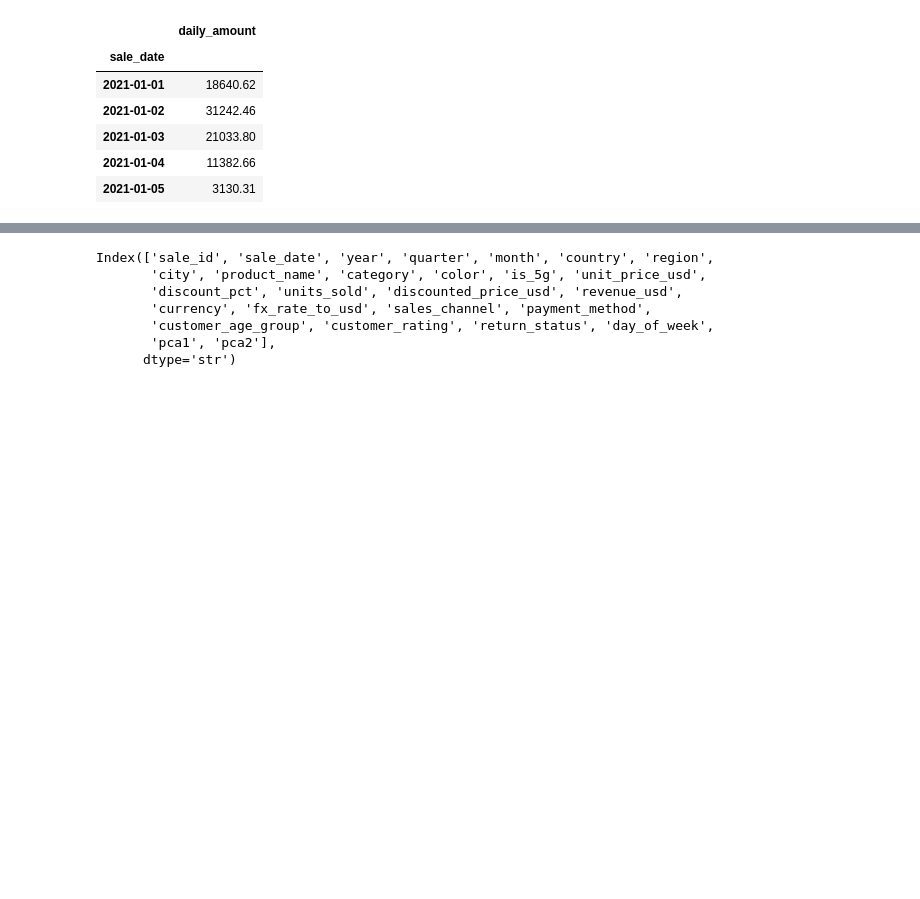
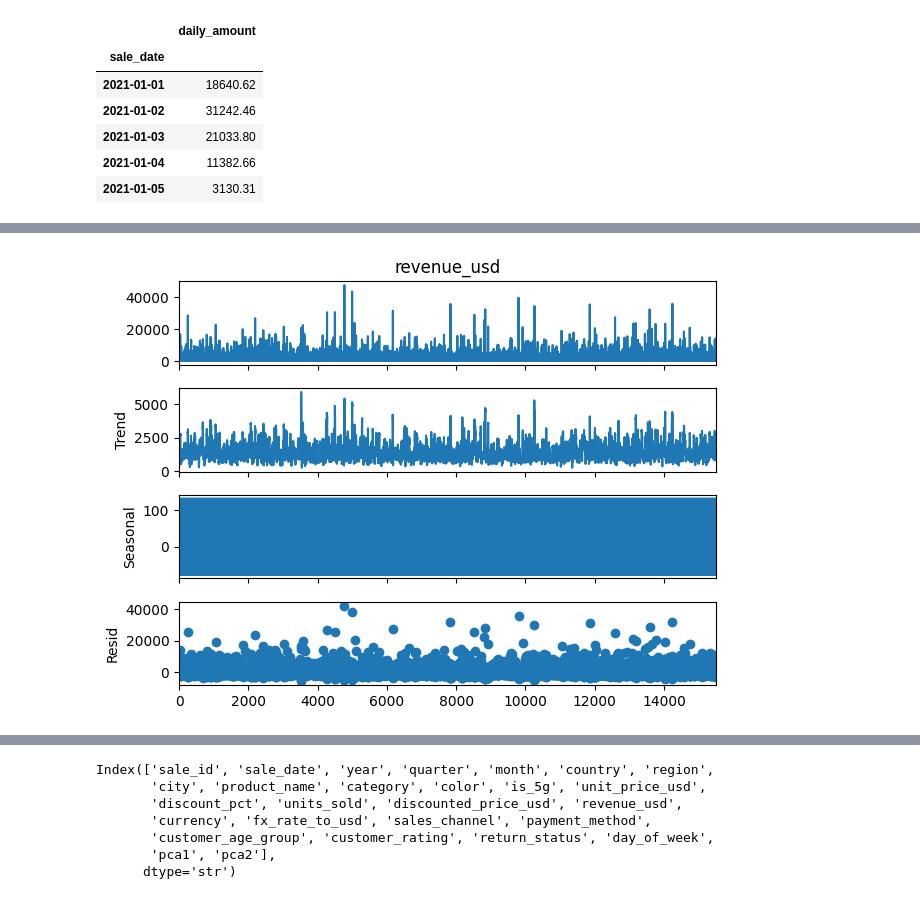
Before and after one commit to rizikilatifa/Samsung-Sales-Forecasting, a Jupyter notebook: Samsung Sales forecasting.ipynb, the cells around one changed output, grey strips where cells are left out. Saved outputs shown, nothing was run; the diff lists cells and outputs as text; code cells hidden in the pictures; blank space fills up the shorter version.

```diff
--- a/Samsung Sales forecasting.ipynb
+++ b/Samsung Sales forecasting.ipynb
@@ -964,0 +1033,5 @@ ModuleNotFoundError: No module named 'statsmodels'
+# %%
+from statsmodels.tsa.seasonal import seasonal_decompose
+seasonal_decompose(data['revenue_usd'], period=12).plot();
+# %% [output]
+[figure, added]
```
Also changed, not shown: parts of 23 cells of this notebook.
